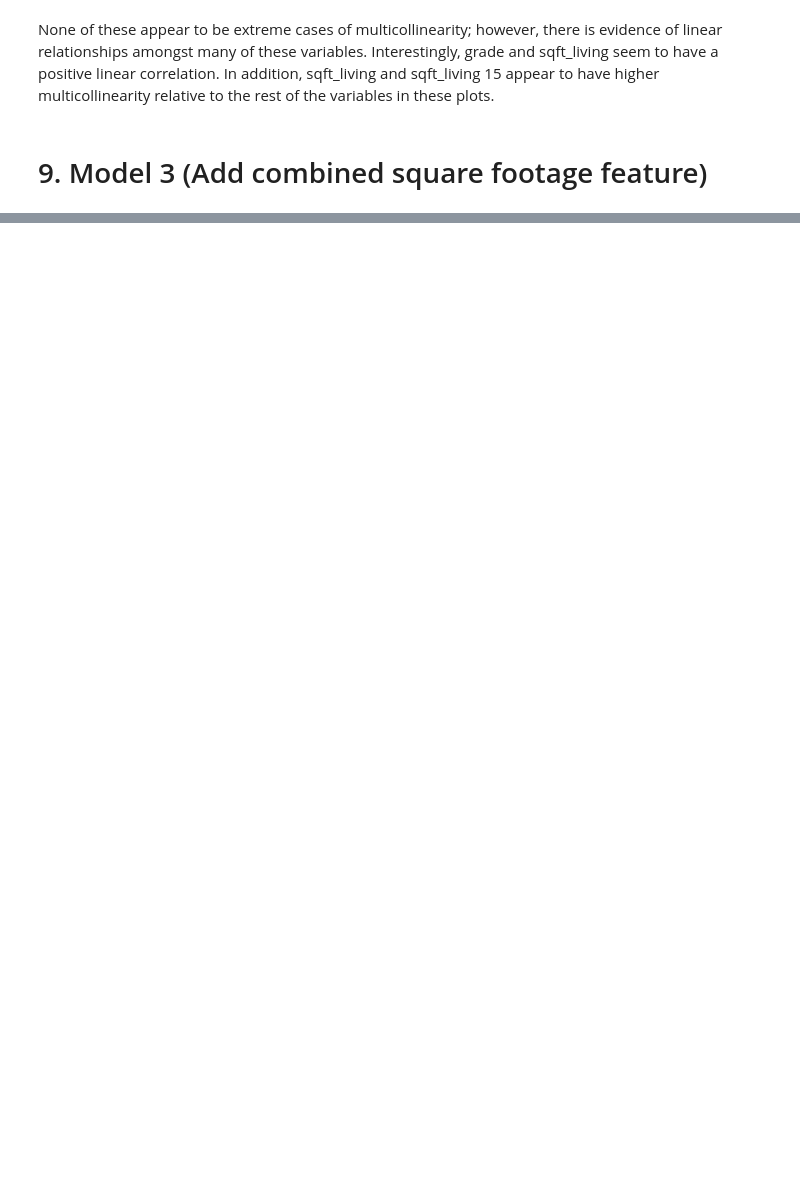
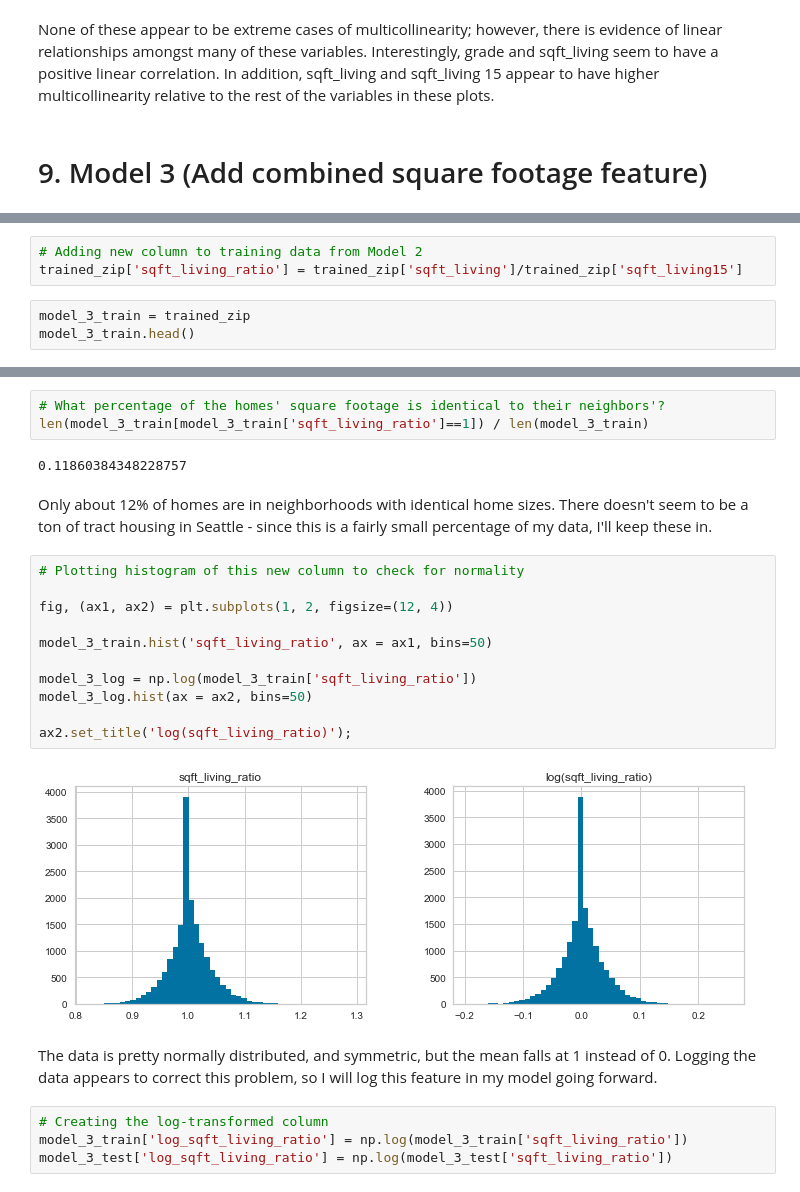
Before and after one commit to alexiskedo/Predicting-Seattle-Home-Sales, a Jupyter notebook: Alexis-Seattle-Home-Sales-Dataset-Analysis.ipynb, the cells around one changed output, grey strips where cells are left out. Drawn from its saved outputs; the diff is of its cells as text; blank space fills up the shorter version.

```diff
--- a/Alexis-Seattle-Home-Sales-Dataset-Analysis.ipynb
+++ b/Alexis-Seattle-Home-Sales-Dataset-Analysis.ipynb
@@ -1118,0 +1069,6 @@ df['sqft_lot_ratio'] = df['sqft_lot']/df['sqft_lot15']
+# %%
+# Adding new column to training data from Model 2
+trained_zip['sqft_living_ratio'] = trained_zip['sqft_living']/trained_zip['sqft_living15']
+# %%
+model_3_train = trained_zip
+model_3_train.head()
@@ -1118,0 +1095,26 @@ df['sqft_lot_ratio'] = df['sqft_lot']/df['sqft_lot15']
+# %%
+# What percentage of the homes' square footage is identical to their neighbors'?
+len(model_3_train[model_3_train['sqft_living_ratio']==1]) / len(model_3_train)
+# %% [output]
+0.11860384348228757
+# %% [markdown]
+Only about 12% of homes are in neighborhoods with identical home sizes. There doesn't seem to be a ton of tract housing in Seattle - since this is a fairly small percentage of my data, I'll keep these in.
+# %%
+# Plotting histogram of this new column to check for normality
+
+fig, (ax1, ax2) = plt.subplots(1, 2, figsize=(12, 4))
+
+model_3_train.hist('sqft_living_ratio', ax = ax1, bins=50)
+
+model_3_log = np.log(model_3_train['sqft_living_ratio'])
+model_3_log.hist(ax = ax2, bins=50)
+
+ax2.set_title('log(sqft_living_ratio)');
+# %% [output]
+[figure, added]
+# %% [markdown]
+The data is pretty normally distributed, and symmetric, but the mean falls at 1 instead of 0. Logging the data appears to correct this problem, so I will log this feature in my model going forward.
+# %%
+# Creating the log-transformed column
+model_3_train['log_sqft_living_ratio'] = np.log(model_3_train['sqft_living_ratio'])
+model_3_test['log_sqft_living_ratio'] = np.log(model_3_test['sqft_living_ratio'])
```
Also changed, not shown: parts of 46 cells of this notebook.
